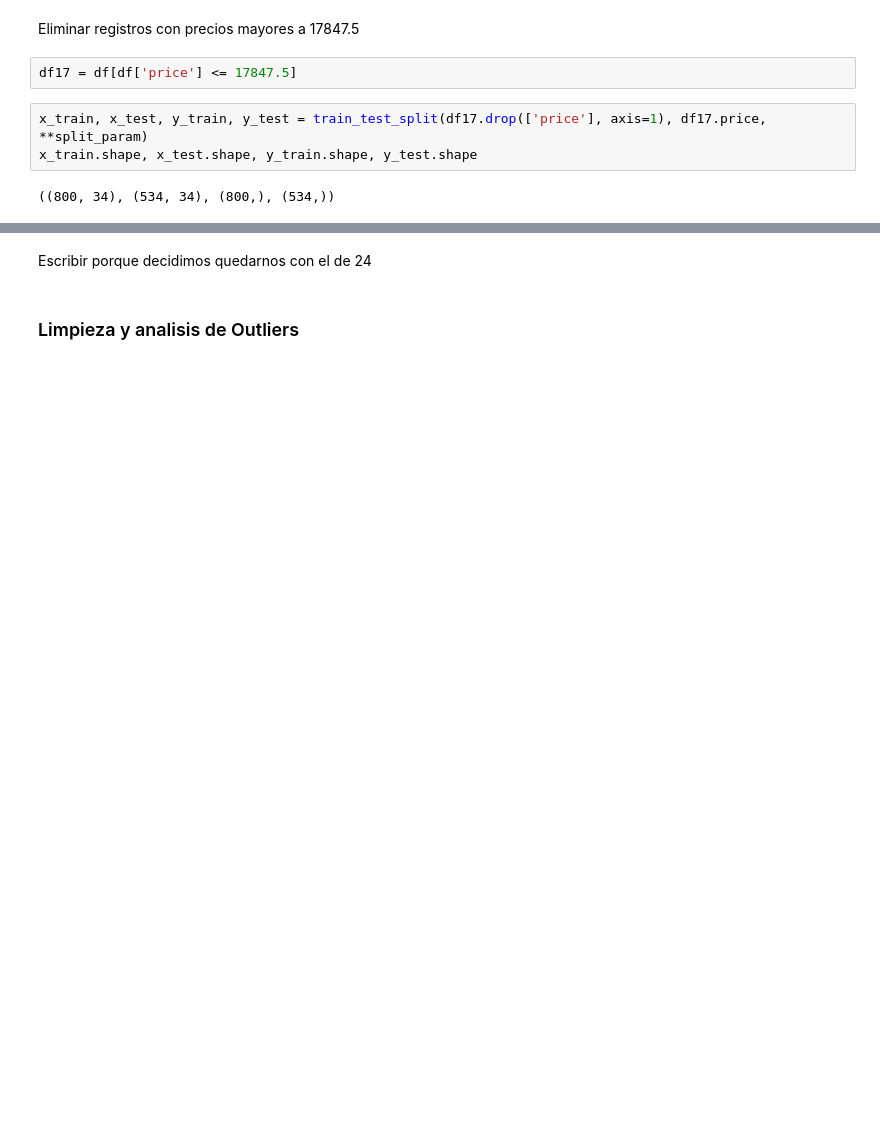
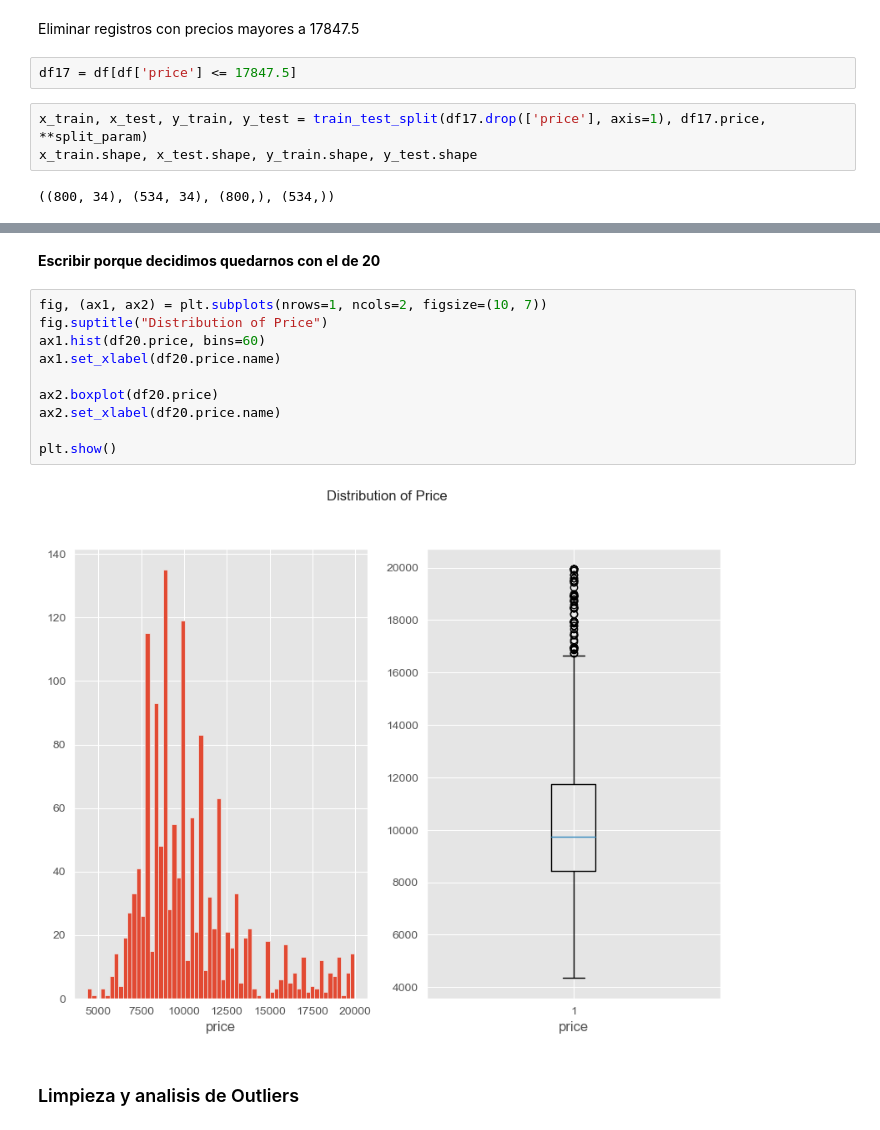
Before and after one commit to JustinoBoggio/ToyotaCorolla-Datamining, a Jupyter notebook: ToyotaCorolla.ipynb, the cells around one changed output, grey strips where cells are left out. Drawn from its saved outputs; the diff is of its cells as text; blank space fills up the shorter version.

```diff
--- a/ToyotaCorolla.ipynb
+++ b/ToyotaCorolla.ipynb
@@ -486,4 +463,16 @@ with mlflow.start_run(run_name="Todas las variables y precios <=17847.5"):
 # %% [markdown]
-Escribir porque decidimos quedarnos con el de 24
+**Escribir porque decidimos quedarnos con el de 20**
+# %%
+fig, (ax1, ax2) = plt.subplots(nrows=1, ncols=2, figsize=(10, 7))
+fig.suptitle("Distribution of Price")
+ax1.hist(df20.price, bins=60)
+ax1.set_xlabel(df20.price.name)
+
+ax2.boxplot(df20.price)
+ax2.set_xlabel(df20.price.name)
+
+plt.show()
+# %% [output]
+[figure, added]
 # %% [markdown]
 ### Limpieza y analisis de Outliers
```
Also changed, not shown: parts of 95 cells of this notebook.
